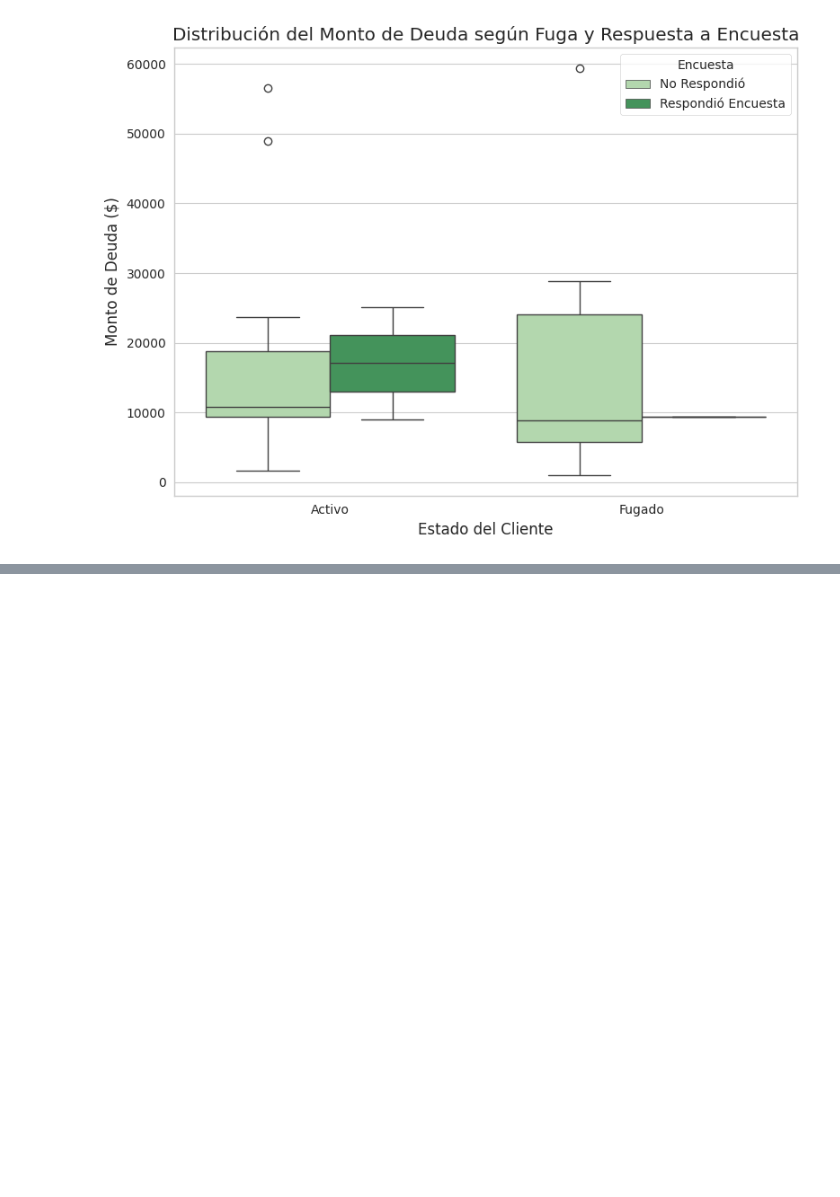
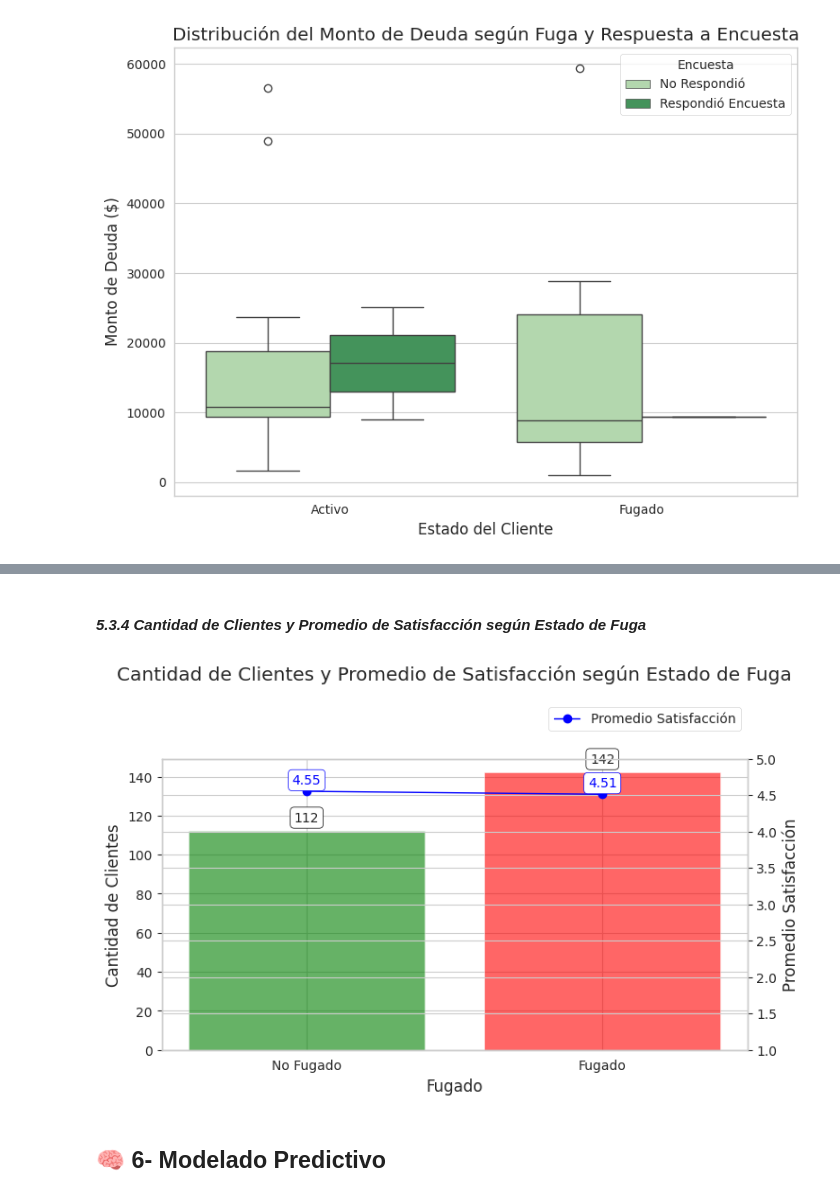
Before and after one commit to lomerrod/proyectofinalDS2, a Jupyter notebook: ProyectoParteIII+RodriguezLorena.ipynb, the cells around one changed output, grey strips where cells are left out. Cells and saved outputs as stored; diff of their text form; code cells hidden in the pictures; blank space fills up the shorter version.

```diff
--- a/ProyectoParteIII+RodriguezLorena.ipynb
+++ b/ProyectoParteIII+RodriguezLorena.ipynb
@@ -1603,0 +1650,49 @@ Passing `palette` without assigning `hue` is deprecated and will be removed in v
+# %% [markdown]
+#### *5.3.4 Cantidad de Clientes y Promedio de Satisfacción según Estado de Fuga*
+# %%
+# Filtrar solo clientes que respondieron encuesta para análisis de satisfacción
+df_encuestas = df_variables_final[df_variables_final['RESPONDIO_ENCUESTA'] == True].copy()
+
+# Preparar datos
+tabla_fuga = df_encuestas['FUGADO'].value_counts().sort_index()
+tabla_prom = df_encuestas.groupby('FUGADO')['ENCUESTA_PROMEDIO'].mean().sort_index()
+fig, ax1 = plt.subplots(figsize=(8,4))
+
+# Barras: cantidad de clientes
+bars = ax1.bar(tabla_fuga.index, tabla_fuga.values, color=['green', 'red'], alpha=0.6)
+ax1.set_xlabel('Fugado')
+ax1.set_ylabel('Cantidad de Clientes')
+ax1.set_xticks([0,1])
+ax1.set_xticklabels(['No Fugado', 'Fugado'])
+
+# Agregar etiquetas de cantidad encima de barras con recuadro
+for bar in bars:
+    height = bar.get_height()
+    ax1.text(
+        bar.get_x() + bar.get_width()/2, height + 5, f'{height}',
+        ha='center', fontsize=10,
+        bbox=dict(facecolor='white', edgecolor='black', boxstyle='round,pad=0.3')
+    )
+
+# Crear segundo eje para promedio de satisfacción
+ax2 = ax1.twinx()
+ax2.plot(tabla_prom.index, tabla_prom.values, color='blue', marker='o', linewidth=1, label='Promedio Satisfacción')
+ax2.set_ylabel('Promedio Satisfacción')
+ax2.set_ylim(1, 5)  # Ajusta según escala de tu encuesta
+
+# Agregar etiquetas con el valor del promedio en cada punto con recuadro
+for i, v in enumerate(tabla_prom.values):
+    ax2.text(
+        i, v + 0.1, f"{v:.2f}", color='blue', ha='center', fontsize=10,
+        bbox=dict(facecolor='white', edgecolor='blue', boxstyle='round,pad=0.3')
+    )
+
+# Título y leyenda
+plt.title('Cantidad de Clientes y Promedio de Satisfacción según Estado de Fuga', pad=60)
+
+ax2.legend(loc='upper right', bbox_to_anchor=(1, 1.2))
+plt.show()
+# %% [output]
+[figure, added]
+# %% [markdown]
+## **🧠 6- Modelado Predictivo**
```
Also changed, not shown: parts of 6 cells of this notebook.
